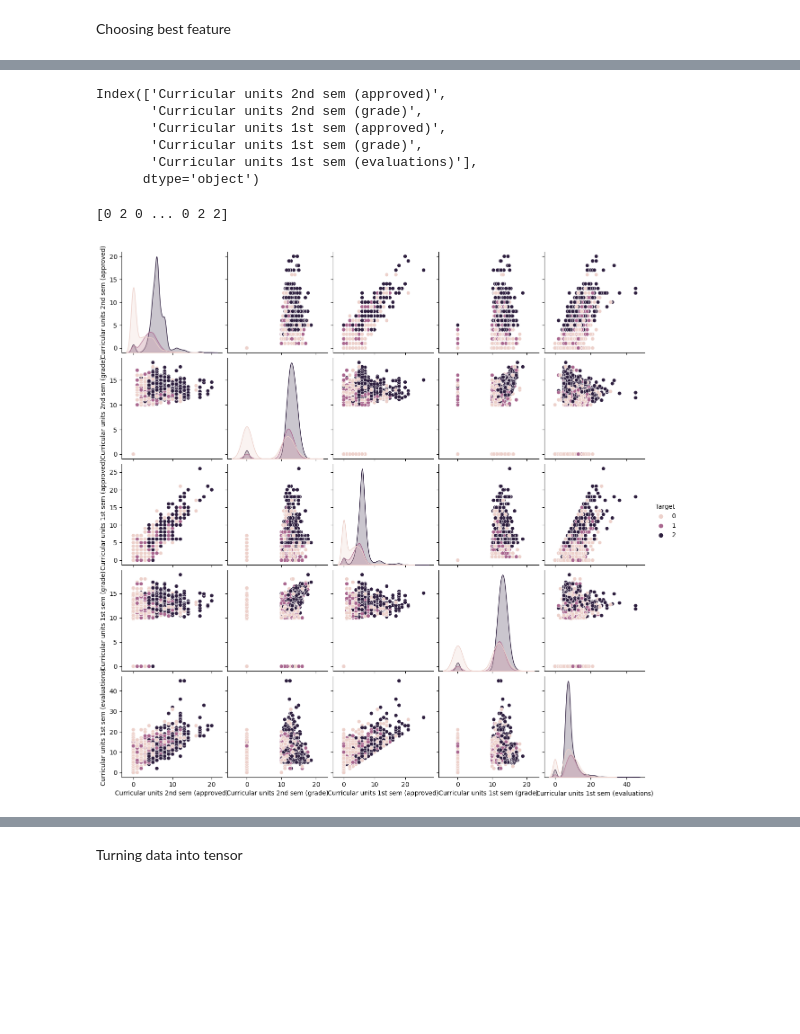
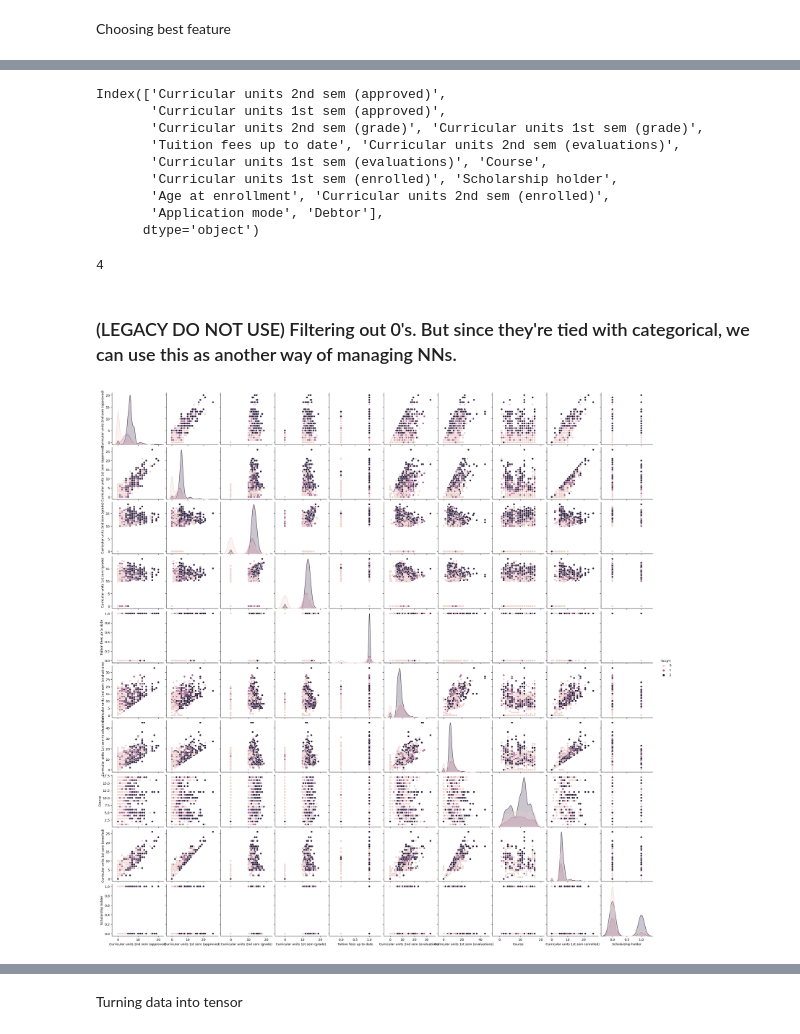
Before and after one commit to nathanchenseanwalter/ml_courses, a Jupyter notebook: dropout_risk/FinalProject.ipynb, the cells around one changed output, grey strips where cells are left out. Drawn from its saved outputs; the diff is of its cells as text; code cells hidden in the pictures; blank space fills up the shorter version.

```diff
--- a/dropout_risk/FinalProject.ipynb
+++ b/dropout_risk/FinalProject.ipynb
@@ -52,18 +50,28 @@ plt.show()
 # %%
-num_features = 5
+num_features = 14
 largest = ft_imp.nlargest(num_features).index
 feature_select = feature[largest]
 print(largest)
 # %% [output]
 Index(['Curricular units 2nd sem (approved)',
-       'Curricular units 2nd sem (grade)',
        'Curricular units 1st sem (approved)',
-       'Curricular units 1st sem (grade)',
-       'Curricular units 1st sem (evaluations)'],
+       'Curricular units 2nd sem (grade)', 'Curricular units 1st sem (grade)',
+       'Tuition fees up to date', 'Curricular units 2nd sem (evaluations)',
+       'Curricular units 1st sem (evaluations)', 'Course',
+       'Curricular units 1st sem (enrolled)', 'Scholarship holder',
+       'Age at enrollment', 'Curricular units 2nd sem (enrolled)',
+       'Application mode', 'Debtor'],
       dtype='object')
+# %%
+categorical_labels = ['Tuition fees up to date','Scholarship holder','Application mode','Debtor']
+categorical_input = feature_select[categorical_labels]
+continuous_input = feature_select.drop(columns=categorical_labels)
+# %% [output]
+4
+# %% [markdown]
+### (LEGACY DO NOT USE) Filtering out 0's. But since they're tied with categorical, we can use this as another way of managing NNs.
 # %%
-sns.pairplot(feature_select.assign(Target=data.Target.values),hue='Target')
+sns.pairplot(feature_select.assign(Target=target),hue='Target')
 plt.show()
 # %% [output]
-[0 2 0 ... 0 2 2]
-[figure, old version]
+[figure, new version]
```
Also changed, not shown: parts of 18 cells of this notebook.
